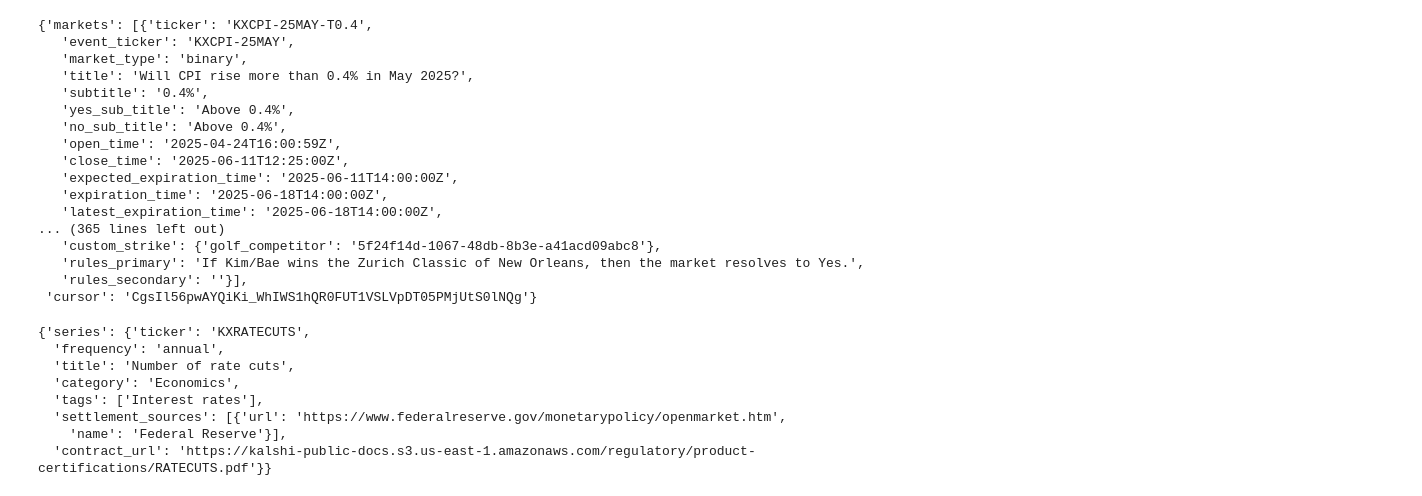
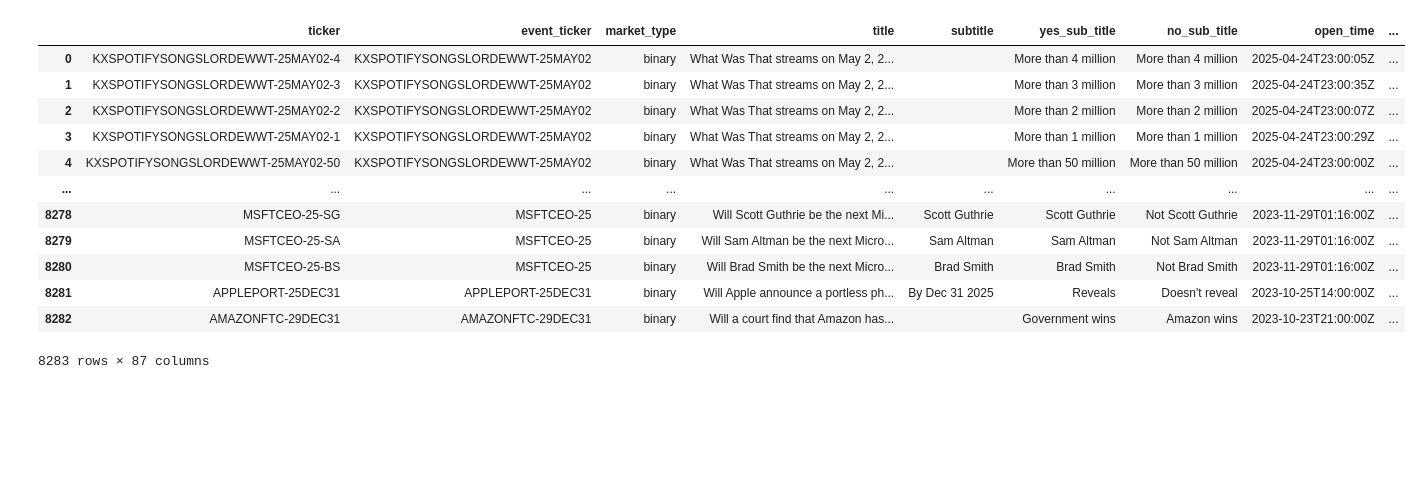
Before and after one commit to NiccoloComati/pjts, a Jupyter notebook: 10. Kalshi/main.ipynb, the cells around one changed output. Saved outputs shown, nothing was run; the diff lists cells and outputs as text; code cells hidden in the pictures; blank space fills up the shorter version.

```diff
--- a/10. Kalshi/main.ipynb
+++ b/10. Kalshi/main.ipynb
@@ -547,32 +634,0 @@ get_market_orderbook(ticker='KXNEXTPOPE-35-MGRE', depth=10)
-# %%
-get_markets(limit=10, cursor=None, event_ticker=None, series_ticker=None,
-                max_close_ts=None, min_close_ts=None, status=None, tickers=None)
-# %% [output]
-{'markets': [{'ticker': 'KXCPI-25MAY-T0.4',
-   'event_ticker': 'KXCPI-25MAY',
-   'market_type': 'binary',
-   'title': 'Will CPI rise more than 0.4% in May 2025?',
-   'subtitle': '0.4%',
-   'yes_sub_title': 'Above 0.4%',
-   'no_sub_title': 'Above 0.4%',
-   'open_time': '2025-04-24T16:00:59Z',
-   'close_time': '2025-06-11T12:25:00Z',
-   'expected_expiration_time': '2025-06-11T14:00:00Z',
-   'expiration_time': '2025-06-18T14:00:00Z',
-   'latest_expiration_time': '2025-06-18T14:00:00Z',
-... (365 lines left out)
-   'custom_strike': {'golf_competitor': '5f24f14d-1067-48db-8b3e-a41acd09abc8'},
-   'rules_primary': 'If Kim/Bae wins the Zurich Classic of New Orleans, then the market resolves to Yes.',
-   'rules_secondary': ''}],
- 'cursor': 'CgsIl56pwAYQiKi_WhIWS1hQR0FUT1VSLVpDT05PMjUtS0lNQg'}
-# %%
-get_series(series_ticker="KXRATECUTS")
-# %% [output]
-{'series': {'ticker': 'KXRATECUTS',
-  'frequency': 'annual',
-  'title': 'Number of rate cuts',
-  'category': 'Economics',
-  'tags': ['Interest rates'],
-  'settlement_sources': [{'url': 'https://www.federalreserve.gov/monetarypolicy/openmarket.htm',
-    'name': 'Federal Reserve'}],
-  'contract_url': 'https://kalshi-public-docs.s3.us-east-1.amazonaws.com/regulatory/product-certifications/RATECUTS.pdf'}}
@@ -578,0 +687,19 @@ get_series(series_ticker="KXRATECUTS")
+# %%
+import pandas as pd
+markets_data = get_all_markets()
+markets_df = pd.json_normalize(markets_data)
+markets_df
+# %% [output]
+|  | ticker | event_ticker | market_type | title | subtitle | yes_sub_title | no_sub_title | open_time | ... |
+| 0 | KXSPOTIFYSONGSLORDEWWT-25MAY02-4 | KXSPOTIFYSONGSLORDEWWT-25MAY02 | binary | What Was That streams on May 2, 2... |  | More than 4 million | More than 4 million | 2025-04-24T23:00:05Z | ... |
+| 1 | KXSPOTIFYSONGSLORDEWWT-25MAY02-3 | KXSPOTIFYSONGSLORDEWWT-25MAY02 | binary | What Was That streams on May 2, 2... |  | More than 3 million | More than 3 million | 2025-04-24T23:00:35Z | ... |
+| 2 | KXSPOTIFYSONGSLORDEWWT-25MAY02-2 | KXSPOTIFYSONGSLORDEWWT-25MAY02 | binary | What Was That streams on May 2, 2... |  | More than 2 million | More than 2 million | 2025-04-24T23:00:07Z | ... |
+| 3 | KXSPOTIFYSONGSLORDEWWT-25MAY02-1 | KXSPOTIFYSONGSLORDEWWT-25MAY02 | binary | What Was That streams on May 2, 2... |  | More than 1 million | More than 1 million | 2025-04-24T23:00:29Z | ... |
+| 4 | KXSPOTIFYSONGSLORDEWWT-25MAY02-50 | KXSPOTIFYSONGSLORDEWWT-25MAY02 | binary | What Was That streams on May 2, 2... |  | More than 50 million | More than 50 million | 2025-04-24T23:00:00Z | ... |
+| ... | ... | ... | ... | ... | ... | ... | ... | ... | ... |
+| 8278 | MSFTCEO-25-SG | MSFTCEO-25 | binary | Will Scott Guthrie be the next Mi... | Scott Guthrie | Scott Guthrie | Not Scott Guthrie | 2023-11-29T01:16:00Z | ... |
+| 8279 | MSFTCEO-25-SA | MSFTCEO-25 | binary | Will Sam Altman be the next Micro... | Sam Altman | Sam Altman | Not Sam Altman | 2023-11-29T01:16:00Z | ... |
+| 8280 | MSFTCEO-25-BS | MSFTCEO-25 | binary | Will Brad Smith be the next Micro... | Brad Smith | Brad Smith | Not Brad Smith | 2023-11-29T01:16:00Z | ... |
+| 8281 | APPLEPORT-25DEC31 | APPLEPORT-25DEC31 | binary | Will Apple announce a portless ph... | By Dec 31 2025 | Reveals | Doesn't reveal | 2023-10-25T14:00:00Z | ... |
+| 8282 | AMAZONFTC-29DEC31 | AMAZONFTC-29DEC31 | binary | Will a court find that Amazon has... |  | Government wins | Amazon wins | 2023-10-23T21:00:00Z | ... |
+8283 rows × 87 columns
```
Also changed, not shown: parts of 8 cells of this notebook, 1 other file.
